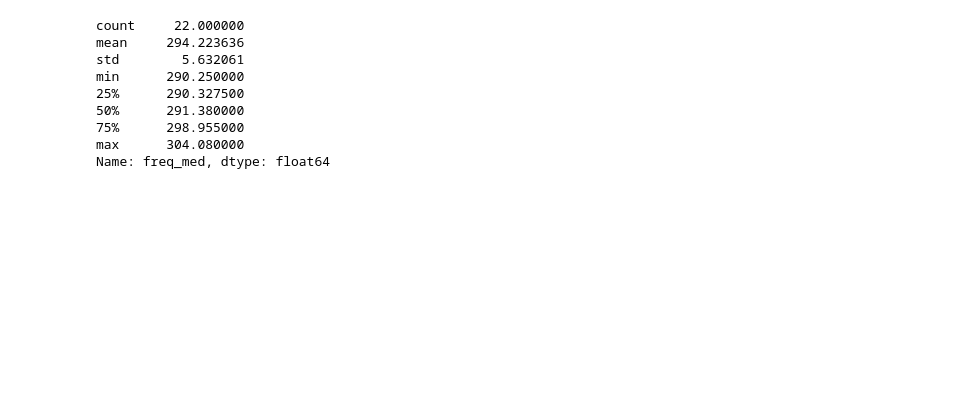
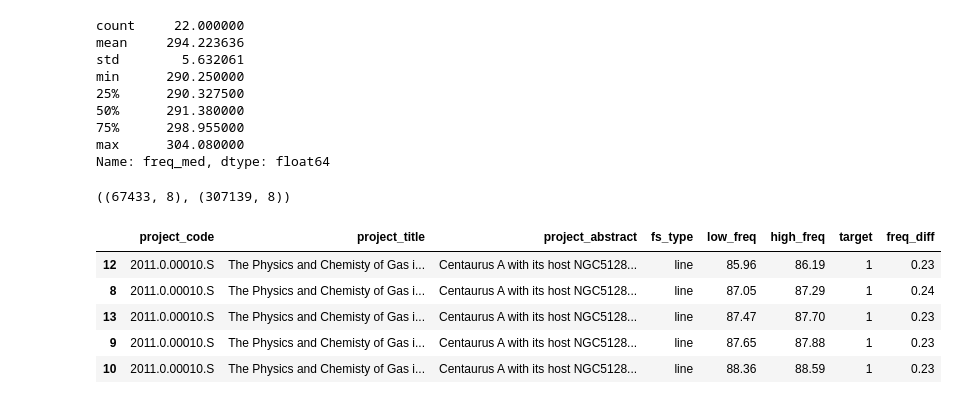
Before and after one commit to rlipps/NRAO_Capstone, a Jupyter notebook: data/measurement_test.ipynb, the cells around one changed output. Cells and saved outputs as stored; diff of their text form; code cells hidden in the pictures; blank space fills up the shorter version.

```diff
--- a/data/measurement_test.ipynb
+++ b/data/measurement_test.ipynb
@@ -148,3 +148,18 @@ min      290.250000
 75%      298.955000
 max      304.080000
 Name: freq_med, dtype: float64
+# %%
+smalls = smalls.drop_duplicates()
+smalls.shape, measurements.shape
+# %% [output]
+((67433, 8), (307139, 8))
+# %%
+smalls = smalls.sort_values(['project_code', 'low_freq'], ascending=True)
+smalls.head()
+# %% [output]
+|  | project_code | project_title | project_abstract | fs_type | low_freq | high_freq | target | freq_diff |
+| 12 | 2011.0.00010.S | The Physics and Chemisty of Gas i... | Centaurus A with its host NGC5128... | line | 85.96 | 86.19 | 1 | 0.23 |
+| 8 | 2011.0.00010.S | The Physics and Chemisty of Gas i... | Centaurus A with its host NGC5128... | line | 87.05 | 87.29 | 1 | 0.24 |
+| 13 | 2011.0.00010.S | The Physics and Chemisty of Gas i... | Centaurus A with its host NGC5128... | line | 87.47 | 87.70 | 1 | 0.23 |
+| 9 | 2011.0.00010.S | The Physics and Chemisty of Gas i... | Centaurus A with its host NGC5128... | line | 87.65 | 87.88 | 1 | 0.23 |
+| 10 | 2011.0.00010.S | The Physics and Chemisty of Gas i... | Centaurus A with its host NGC5128... | line | 88.36 | 88.59 | 1 | 0.23 |
```
Also changed, not shown: parts of 5 cells of this notebook.
